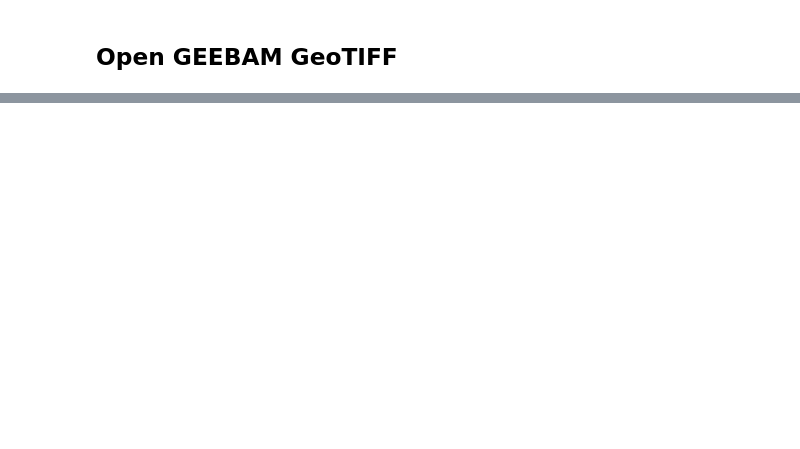
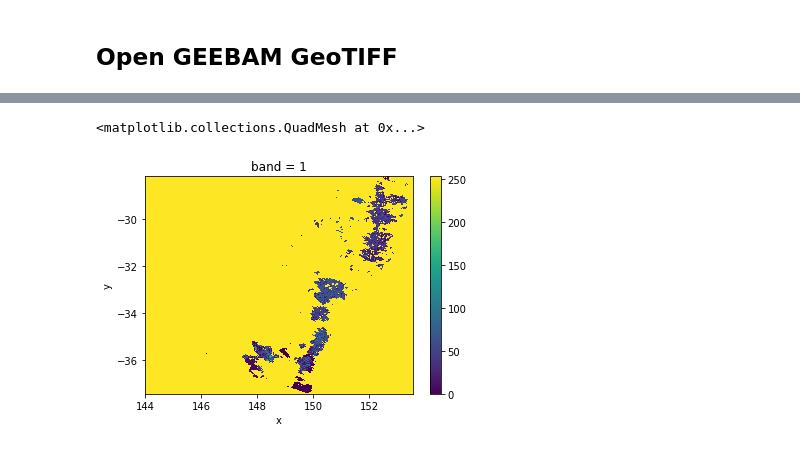
Before and after one commit to richardt94/acawsi_fire, a Jupyter notebook: GEEBAM_AWRA_catchments.ipynb, the cells around one changed output, grey strips where cells are left out. Saved outputs shown, nothing was run; the diff lists cells and outputs as text; code cells hidden in the pictures; blank space fills up the shorter version.

```diff
--- a/GEEBAM_AWRA_catchments.ipynb
+++ b/GEEBAM_AWRA_catchments.ipynb
@@ -130,3 +140,16 @@ awra_nsw_qtot.dropna(dim='latitude',how='all').dropna(dim='longitude',how='all')
 ## Open GEEBAM GeoTIFF
 # %%
 GEEBAM = xr.open_rasterio('/g/data/oe9/user/rlt118/GEEBAM_v3p0_dNBR_Classes.tif')
+# %%
+#resample GEEBAM to be a manageable resolution
+import numpy as np
+GEEBAM_lr = GEEBAM.reindex(
+        x = np.arange(GEEBAM.x.min(),GEEBAM.x.max(),0.005),
+        y = np.arange(GEEBAM.y.max(),GEEBAM.y.min(),-0.005),
+        method = 'nearest',
+        tolerance = GEEBAM.res[0]
+)
+# %%
+GEEBAM_lr = GEEBAM_lr.isel(band=0)
+# %%
+GEENSW = GEEBAM_lr.sel(x=slice(nsw.bounds[0],nsw.bounds[2]),y=slice(nsw.bounds[3],nsw.bounds[1]))
@@ -133,2 +160,5 @@ GEEBAM = xr.open_rasterio('/g/data/oe9/user/rlt118/GEEBAM_v3p0_dNBR_Classes.tif'
 # %%
-GEEBAM.plot()
+GEENSW.plot()
+# %% [output]
+<matplotlib.collections.QuadMesh at 0x...>
+[figure, added]
```
Also changed, not shown: parts of 38 cells of this notebook.
